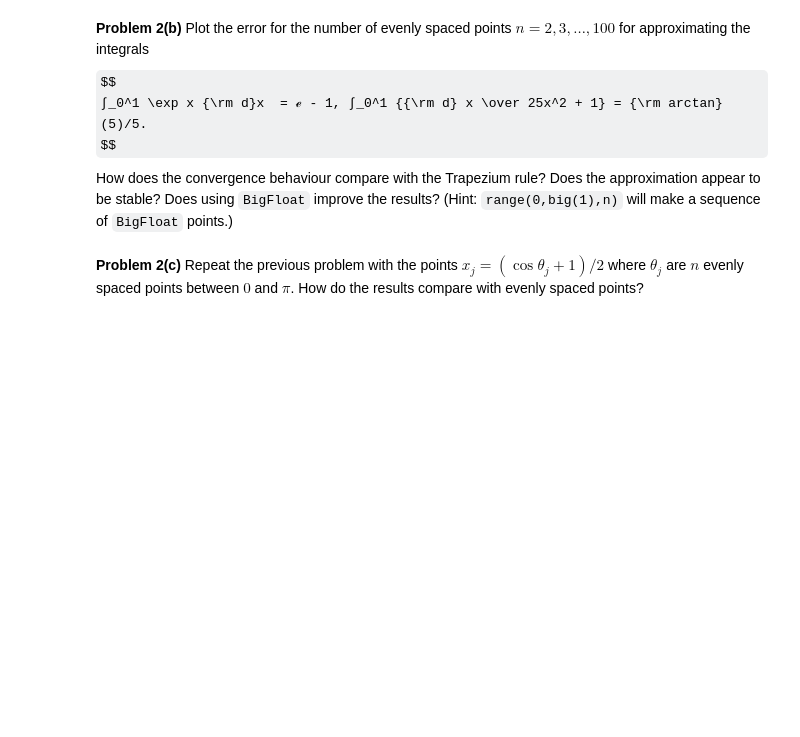
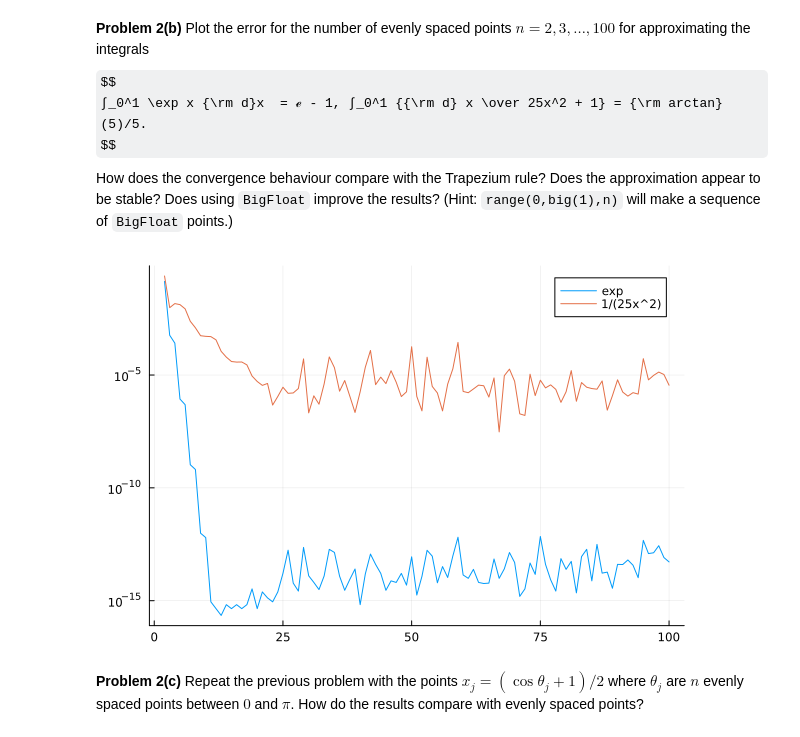
Before and after one commit to wx1424/MATH50003NumericalAnalysis, a Jupyter notebook: labs/lab7.ipynb, the cells around one changed output. Saved outputs shown, nothing was run; the diff lists cells and outputs as text; code cells hidden in the pictures; some formulas as TeX source; blank space fills up the shorter version.

```diff
--- a/labs/lab7.ipynb
+++ b/labs/lab7.ipynb
@@ -143,6 +168,14 @@ function interpolatoryquadrature(f::AbstractVector, x::AbstractVector)
         error("lengths must match")
     end
     # TODO: Compute the coefficients of the interpolatory polynomial and integrate it exactly.
+    n = length(f)
+    V = x .^ (0:n-1)'
+    c = V \ f
+    ret = 0
+    for j=1:n
+        ret += c[j]/j
+    end
+    ret
 
 end
 
@@ -161,3 +193,24 @@ nanabs(x) = x == 0 ? NaN : abs(x)
+# %%
+nanabs(x) = x == 0 ? NaN : abs(x)
+# TODO: plot the errors for 2,…,100 evenly spaced points for approximating the integral of exp(x) and 1/(25x^2+1)
+x = zeros(99)
+y = zeros(99)
+for n=2:100
+    f = exp
+    t = range(0, 1; length=n)
+    y[n-1] = nanabs(exp(1) - 1 - interpolatoryquadrature(f.(t), t))
+    x[n-1] = n
+end
+plot(x, y, yscale=:log10, label="exp")
+for n=2:100
+    f = x -> 1/(25x^2 + 1)
+    t = range(0, 1; length=n)
+    y[n-1] = nanabs(atan(5)/5 - interpolatoryquadrature(f.(t), t))
+    x[n-1] = n
+end
+plot!(x, y, yscale=:log10, label="1/(25x^2)")
+# %% [output]
+[figure, added]
 # %% [markdown]
 **Problem 2(c)** Repeat the previous problem with the points $x_j = (\cos θ_j + 1)/2$ where $θ_j$ are $n$ evenly spaced points
 between $0$ and $π$. How do the results compare with evenly spaced points?
```
Also changed, not shown: parts of 11 cells of this notebook.
